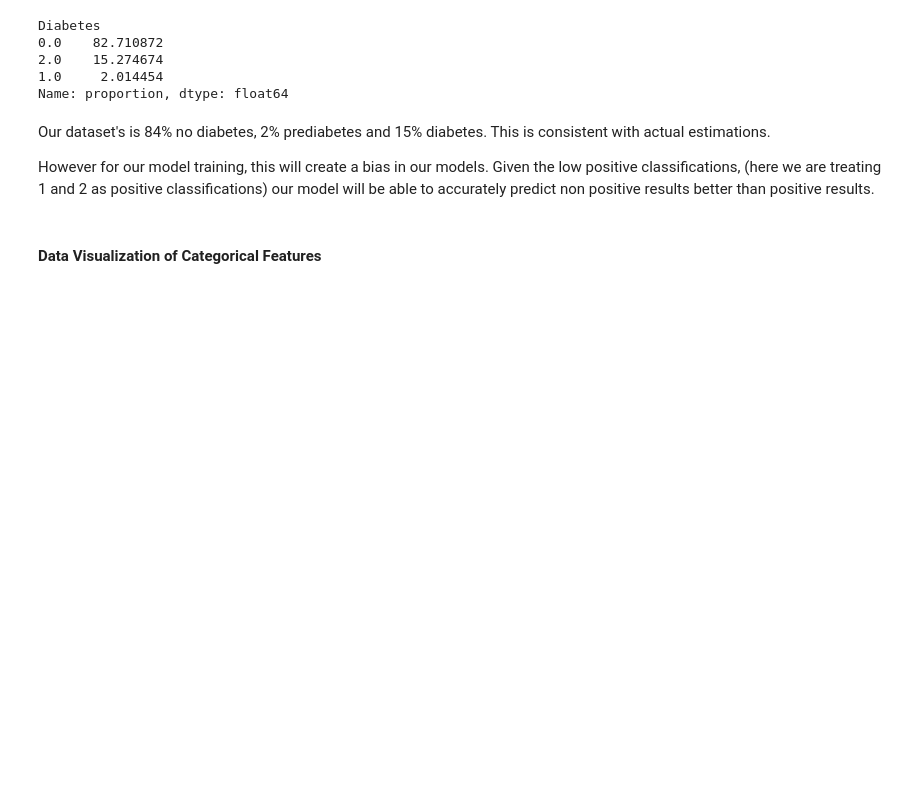
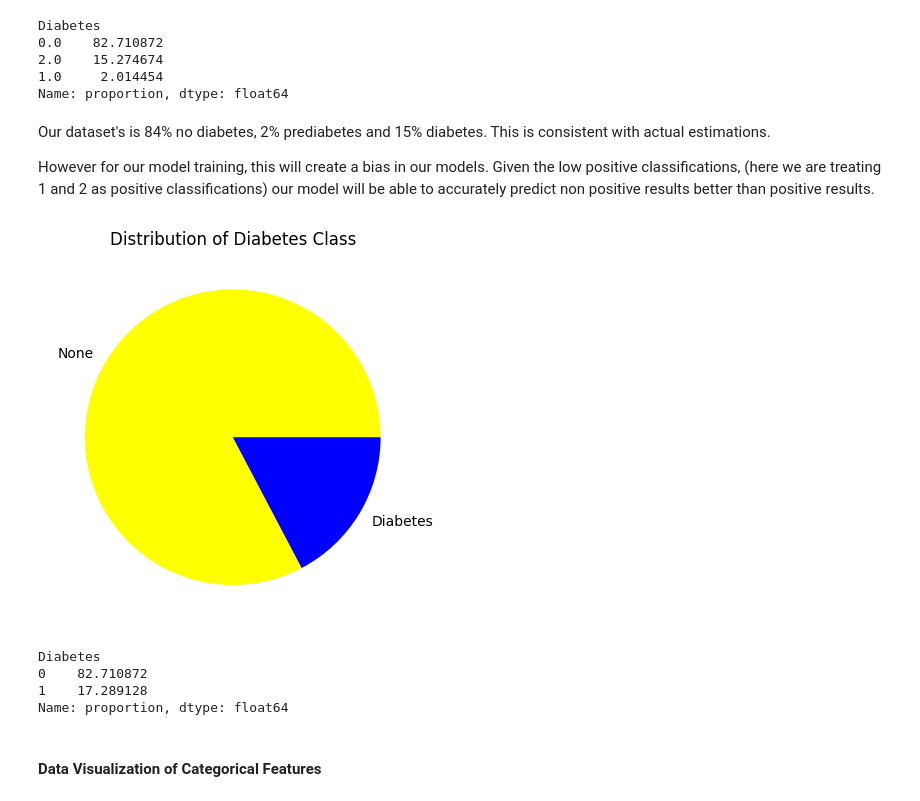
Before and after one commit to CoreyJiaJinHe/DataAnalysisProject, a Jupyter notebook: jupyterlab files/Diabetes.ipynb, the cells around one changed output. Drawn from its saved outputs; the diff is of its cells as text; code cells hidden in the pictures; blank space fills up the shorter version.

```diff
--- a/jupyterlab files/Diabetes.ipynb
+++ b/jupyterlab files/Diabetes.ipynb
@@ -149,6 +149,19 @@ Name: proportion, dtype: float64
 # %% [markdown]
 <p>Our dataset's is 84% no diabetes, 2% prediabetes and 15% diabetes. This is consistent with actual estimations.</p>
 <p>However for our model training, this will create a bias in our models. Given the low positive classifications, (here we are treating 1 and 2 as positive classifications) our model will be able to accurately predict non positive results better than positive results.</p>
+# %%
+df1=df
+df1[df1['Diabetes']==2]=1
+plt.pie(df1['Diabetes'].value_counts(),labels=['None','Diabetes'], colors=['yellow','blue'])
+plt.title('Distribution of Diabetes Class')
+plt.show()
+df1['Diabetes'].value_counts(normalize=True) * 100
+# %% [output]
+[figure, added]
+Diabetes
+0    82.710872
+1    17.289128
+Name: proportion, dtype: float64
 # %% [markdown]
 <h4>Data Visualization of Categorical Features</h4>
 # %%
```
Also changed, not shown: parts of 32 cells of this notebook, 4 other files.
